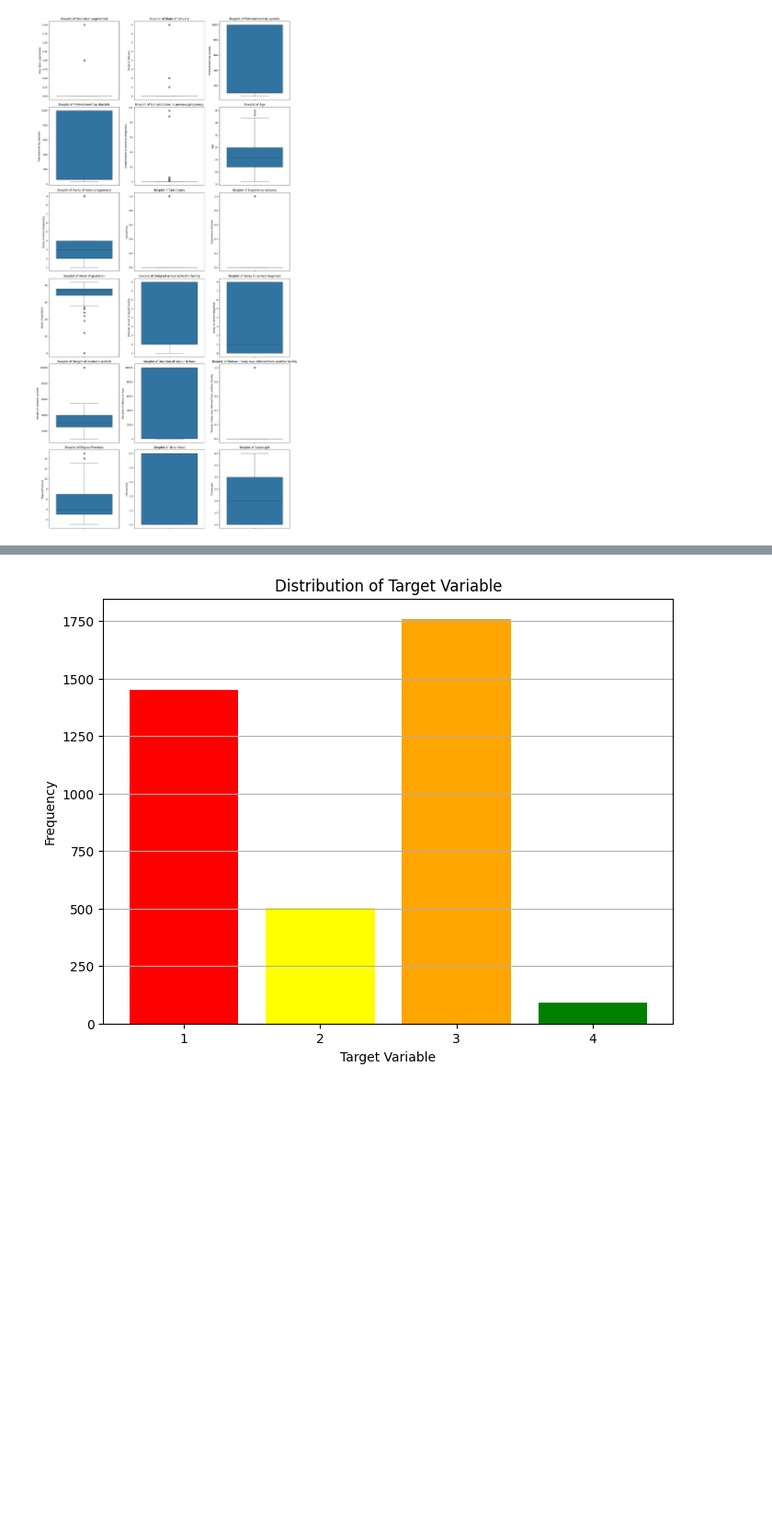
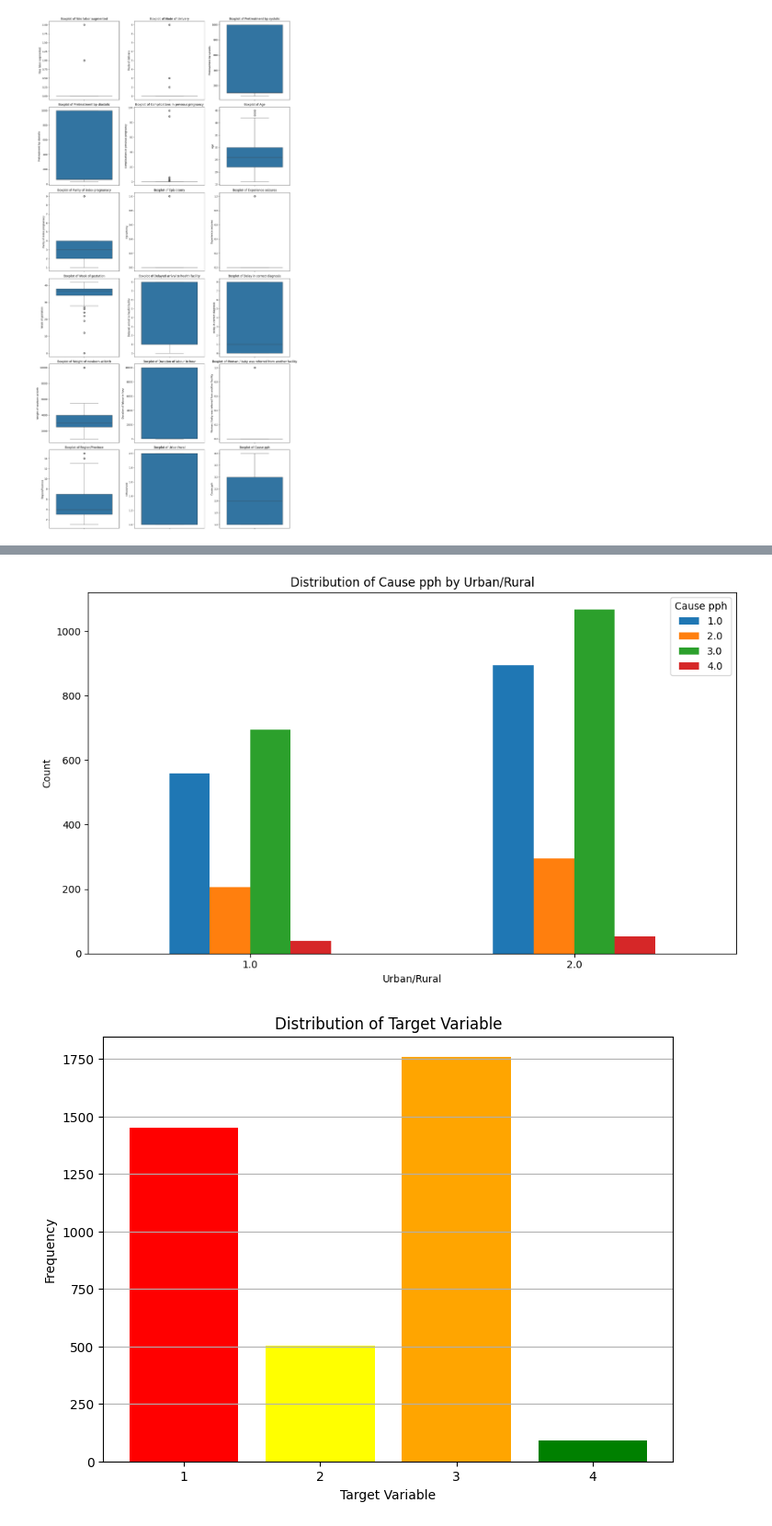
Before and after one commit to DegaregeN/Data-Science-Internship, a Jupyter notebook: notebooks/EDA.ipynb, the cells around one changed output, grey strips where cells are left out. Shown at 92% size. Cells and saved outputs as stored; diff of their text form; code cells hidden in the pictures; blank space fills up the shorter version.

```diff
--- a/notebooks/EDA.ipynb
+++ b/notebooks/EDA.ipynb
@@ -367,3 +367,21 @@ plt.show()
+# %%
+# Group by 'Urban/rural' and 'Cause pph' and count occurrences
+urban_rural_cause = df.groupby(['Urban/rural', 'Cause pph']).size().unstack().fillna(0)
+
+# Plot
+fig, ax = plt.subplots(figsize=(10, 6))
+urban_rural_cause.plot(kind='bar', ax=ax)
+
+# Customize the plot
+ax.set_title('Distribution of Cause pph by Urban/Rural')
+ax.set_xlabel('Urban/Rural')
+ax.set_ylabel('Count')
+plt.xticks(rotation=0)  # Rotate x-axis labels if needed
+plt.legend(title='Cause pph')
+plt.tight_layout()
+plt.show()
+# %% [output]
+[figure, added]
 # %%
 # Separate features and target variable
 target_column = 'Cause pph'
```
Also changed, not shown: parts of 1 cell of this notebook.
